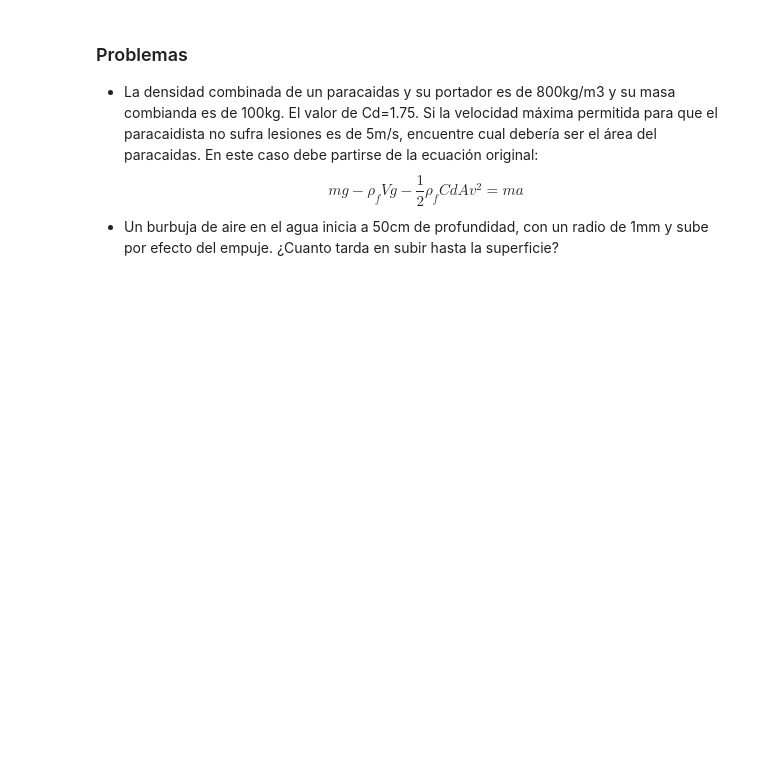
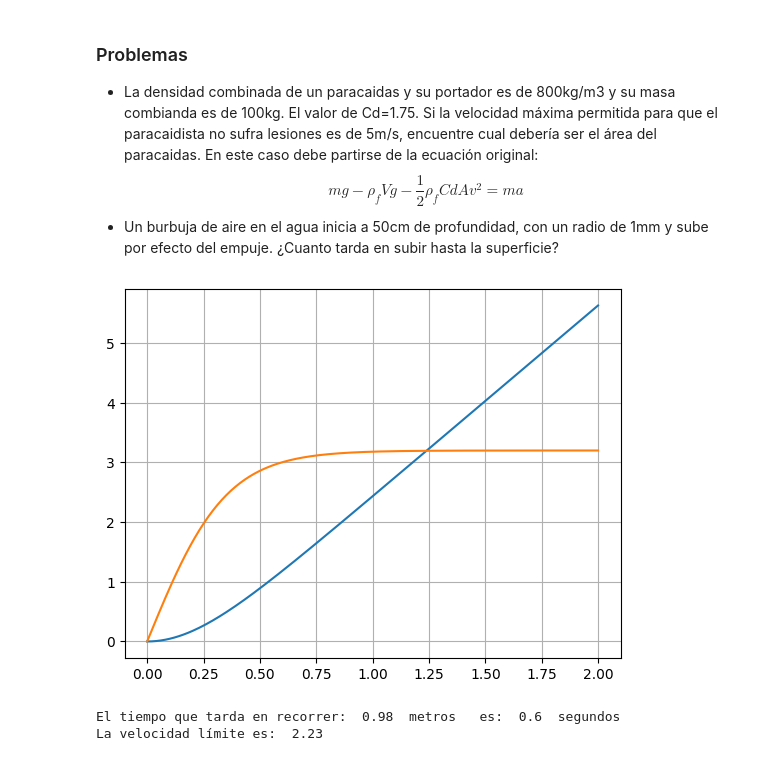
Before and after one commit to cjimenez275/Simulacion_Fisica, a Jupyter notebook: 7_ODEINT.ipynb, the cells around one changed output. Drawn from its saved outputs; the diff is of its cells as text; code cells hidden in the pictures; blank space fills up the shorter version.

```diff
--- a/7_ODEINT.ipynb
+++ b/7_ODEINT.ipynb
@@ -185,3 +185,54 @@ plt.plot(t, xsol[:, 1])
 plt.grid()
 plt.show()
 print("la velocidad limite es: ", round(xsol[-1, 1], 2), "m/s")
+# %%
+import numpy as np
+import matplotlib.pyplot as plt
+from scipy.integrate import odeint
+g, p, pf, r, Cd = 9.8, 20, 1.2, 0.01, 0.4
+a = 3*Cd*pf/(8*r*p)
+x0, v0 = 0, 0
+R0 = [x0, v0]
+def ecuacion(R0, t):
+  x, v = R0
+  F = [v, (1-(pf/p))*g-a*v**2]
+  return F
+t = np.linspace(0, 2, 200)
+xsol = odeint(ecuacion, R0, t)
+plt.plot(t, xsol[:, 0])
+plt.plot(t, xsol[:, 1])
+plt.grid()
+plt.show()
+# %% [output]
+[figure, added]
+# %%
+# Solución del problema con fricción y con empuje
+# para una esfera de aluminio (27000kg/m3) de 5mm de radio que cae en el aire (1.2kg/m3)
+g, p, pf, r, Cd = 9.8, 20, 1.2, 0.005, 0.4
+a = 3*Cd*pf/(8*r*p)
+x0, v0 = 0, 0
+R0 = [x0, v0]
+N = 200
+# Definimos la ecuación
+def ecuacion(R0, t):
+  x, v = R0
+  F = [v, (1-(pf/p))*g-a*v**2]
+  return F
+t = np.linspace(0, 2, N)
+
+# Solucionamos la ecuación
+xsol = odeint(ecuacion, R0, t)
+# Restringimos el valor de L hasta un metro
+L = []
+T = []
+vf = 0
+for i in range(N-1):
+  if xsol[i,0]<1:
+    T.append(t[i])
+    L.append(xsol[i,0])
+    vf = round(xsol[i,1],2)
+print("El tiempo que tarda en recorrer: ", round(L[-1], 2), " metros ", " es: ", round(T[-1],2), " segundos")
+print("La velocidad límite es: ", vf)
+# %% [output]
+El tiempo que tarda en recorrer:  0.98  metros   es:  0.6  segundos
+La velocidad límite es:  2.23
```
Also changed, not shown: parts of 1 cell of this notebook.
